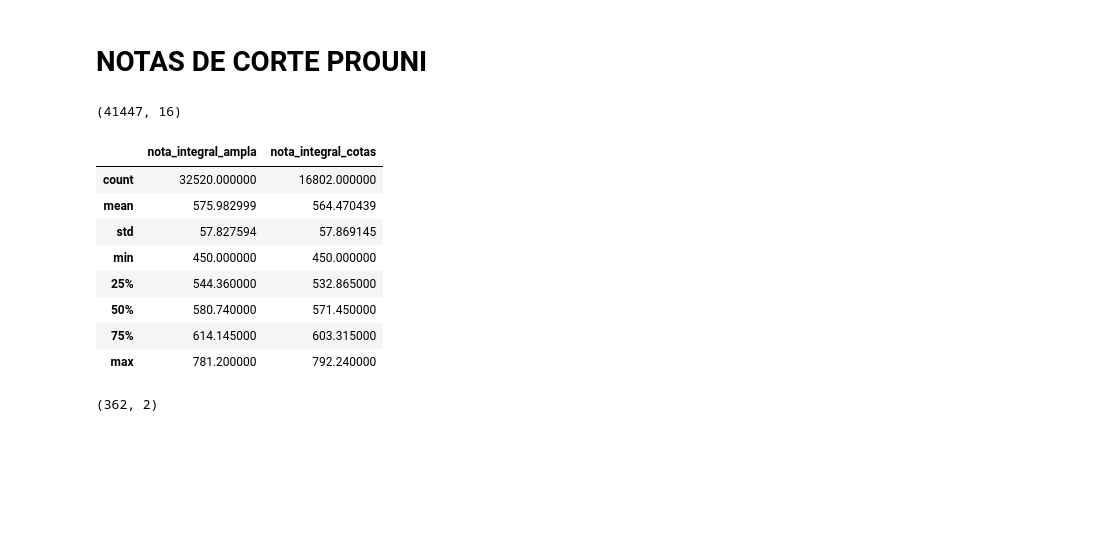
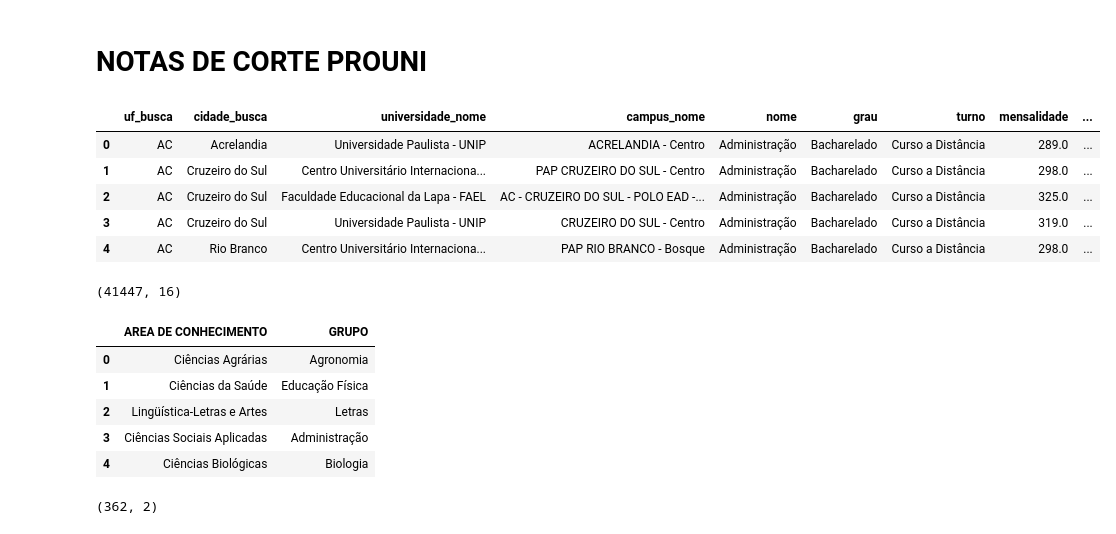
Before and after one commit to tomazmatheus/pucminas-tcc, a Jupyter notebook: notebooks/TCC_Enem_Prouni.ipynb, the cells around one changed output. Cells and saved outputs as stored; diff of their text form; code cells hidden in the pictures; blank space fills up the shorter version.

```diff
--- a/notebooks/TCC_Enem_Prouni.ipynb
+++ b/notebooks/TCC_Enem_Prouni.ipynb
@@ -138,24 +140,30 @@ Index(['NO_MUNICIPIO_RESIDENCIA', 'SG_UF_RESIDENCIA', 'NU_IDADE', 'TP_SEXO',
 <h1>NOTAS DE CORTE PROUNI</h1>
 # %%
 df_prouni = pd.read_csv('../datasets/prouni-notas-2018.csv', sep=',')
+# %%
+df_prouni.head()
+# %% [output]
+|  | uf_busca | cidade_busca | universidade_nome | campus_nome | nome | grau | turno | mensalidade | ... |
+| 0 | AC | Acrelandia | Universidade Paulista - UNIP | ACRELANDIA - Centro | Administração | Bacharelado | Curso a Distância | 289.0 | ... |
+| 1 | AC | Cruzeiro do Sul | Centro Universitário Internaciona... | PAP CRUZEIRO DO SUL - Centro | Administração | Bacharelado | Curso a Distância | 298.0 | ... |
+| 2 | AC | Cruzeiro do Sul | Faculdade Educacional da Lapa - FAEL | AC - CRUZEIRO DO SUL - POLO EAD -... | Administração | Bacharelado | Curso a Distância | 325.0 | ... |
+| 3 | AC | Cruzeiro do Sul | Universidade Paulista - UNIP | CRUZEIRO DO SUL - Centro | Administração | Bacharelado | Curso a Distância | 319.0 | ... |
+| 4 | AC | Rio Branco | Centro Universitário Internaciona... | PAP RIO BRANCO - Bosque | Administração | Bacharelado | Curso a Distância | 298.0 | ... |
 # %%
 df_prouni.shape
 # %% [output]
 (41447, 16)
-# %%
-df_prouni[['nota_integral_ampla', 'nota_integral_cotas']].describe()
-# %% [output]
-|  | nota_integral_ampla | nota_integral_cotas |
-| count | 32520.000000 | 16802.000000 |
-| mean | 575.982999 | 564.470439 |
-| std | 57.827594 | 57.869145 |
-| min | 450.000000 | 450.000000 |
-| 25% | 544.360000 | 532.865000 |
-| 50% | 580.740000 | 571.450000 |
-| 75% | 614.145000 | 603.315000 |
-| max | 781.200000 | 792.240000 |
 # %%
 df_cursos = pd.read_csv('../datasets/grupos-cursos.csv', sep=';', encoding='latin-1')
+# %%
+df_cursos.head()
+# %% [output]
+|  | AREA DE CONHECIMENTO | GRUPO |
+| 0 | Ciências Agrárias | Agronomia |
+| 1 | Ciências da Saúde | Educação Física |
+| 2 | Lingüística-Letras e Artes | Letras |
+| 3 | Ciências Sociais Aplicadas | Administração |
+| 4 | Ciências Biológicas | Biologia |
 # %%
 df_cursos.shape
 # %% [output]
```
Also changed, not shown: parts of 37 cells of this notebook.
